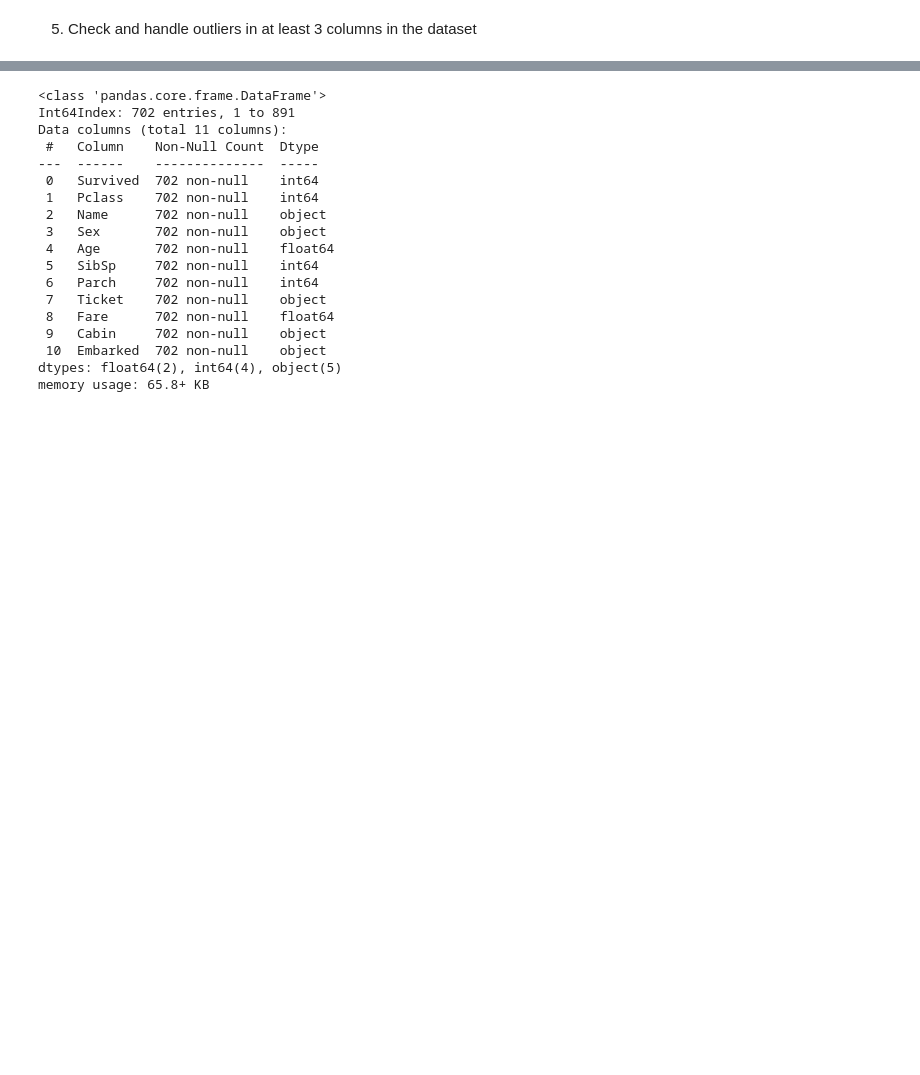
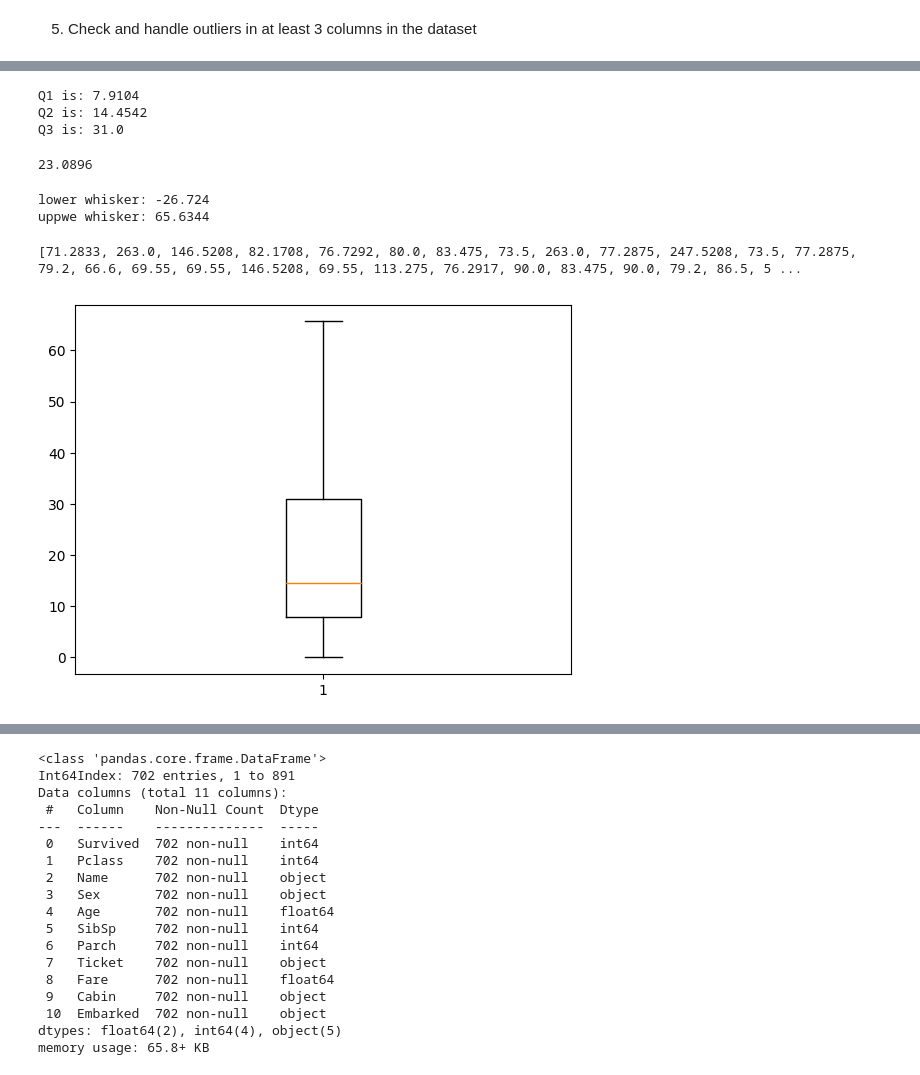
Before and after one commit to bintabinty/DSA_Assignments, a Jupyter notebook: Assignment_on_preprocessing_Binty_Biju.ipynb, the cells around one changed output, grey strips where cells are left out. Cells and saved outputs as stored; diff of their text form; code cells hidden in the pictures; blank space fills up the shorter version.

```diff
--- a/Assignment_on_preprocessing_Binty_Biju.ipynb
+++ b/Assignment_on_preprocessing_Binty_Biju.ipynb
@@ -142,0 +176,41 @@ for i in columns_with_outliers:
+# %%
+#handling outliers for Fare
+Q1 =np.percentile(titanic_df['Fare'], 25, method = 'midpoint')
+Q2 =np.percentile(titanic_df['Fare'], 50, method = 'midpoint')
+Q3 =np.percentile(titanic_df['Fare'], 75, method = 'midpoint')
+
+print("Q1 is:", Q1)
+print("Q2 is:", Q2)
+print("Q3 is:", Q3)
+# %% [output]
+Q1 is: 7.9104
+Q2 is: 14.4542
+Q3 is: 31.0
+# %%
+IQR = Q3 - Q1
+print(IQR)
+# %% [output]
+23.0896
+# %%
+low_lim = Q1 - 1.5*IQR
+up_lim = Q3 + 1.5*IQR
+print('lower whisker:', low_lim)
+print('uppwe whisker:', up_lim)
+# %% [output]
+lower whisker: -26.724
+uppwe whisker: 65.6344
+# %%
+outlier = []
+for x in titanic_df['Fare']:
+  if ((x < low_lim) or (x>up_lim)):
+    outlier.append(x)
+
+print(outlier)
+# %% [output]
+[71.2833, 263.0, 146.5208, 82.1708, 76.7292, 80.0, 83.475, 73.5, 263.0, 77.2875, 247.5208, 73.5, 77.2875, 79.2, 66.6, 69.55, 69.55, 146.5208, 69.55, 113.275, 76.2917, 90.0, 83.475, 90.0, 79.2, 86.5, 5 ...
+# %%
+titanic_df['Fare'] = titanic_df['Fare'].clip(lower = low_lim, upper = up_lim)
+plt.boxplot(titanic_df['Fare'])
+plt.show();
+# %% [output]
+[figure, added]
```
Also changed, not shown: parts of 12 cells of this notebook.
